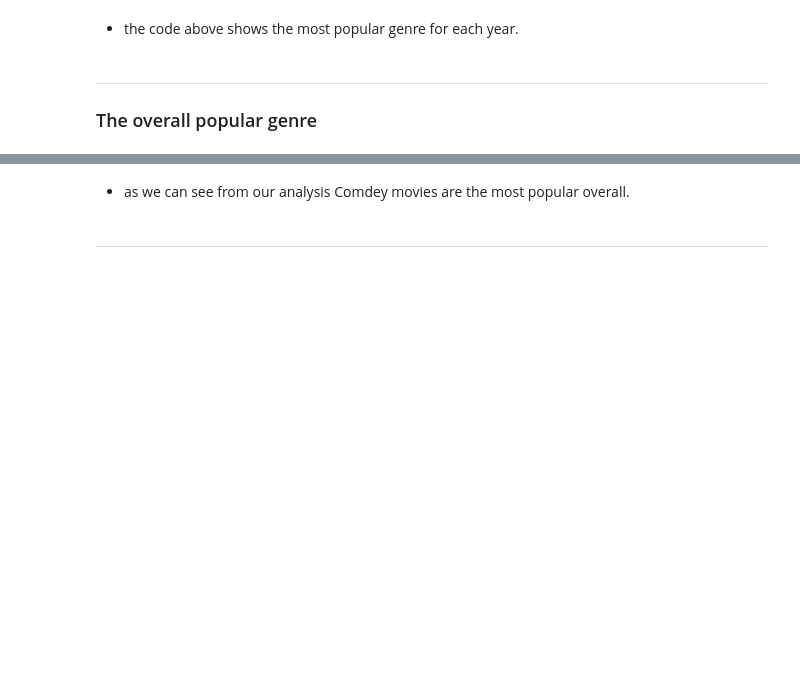
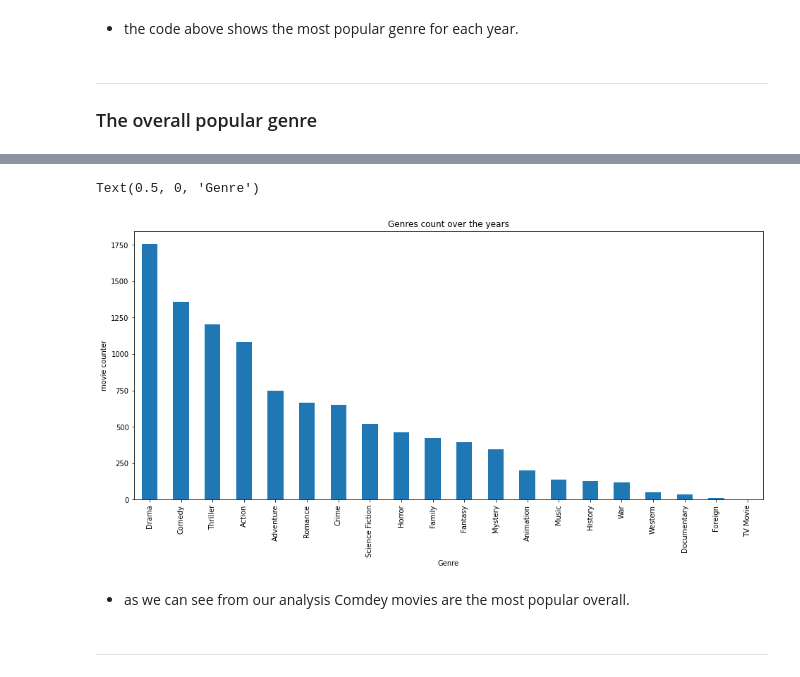
Before and after one commit to YousefSaber/Data-Analysis-Project, a Jupyter notebook: Analysis.ipynb, the cells around one changed output, grey strips where cells are left out. Drawn from its saved outputs; the diff is of its cells as text; code cells hidden in the pictures; blank space fills up the shorter version.

```diff
--- a/Analysis.ipynb
+++ b/Analysis.ipynb
@@ -253,0 +194,2 @@ dtype: object
+# %%
+genres = split('genres')
@@ -253,0 +205,3 @@ dtype: object
+# %%
+t = genres['genres'].value_counts(ascending=False)
+t
@@ -254,3 +226,11 @@ dtype: object
+# %%
+t.plot.bar(figsize=(16,7))
+plt.title("Genres count over the years")
+plt.ylabel("movie counter")
+plt.xlabel("Genre")
+# %% [output]
+Text(0.5, 0, 'Genre')
+[figure, added]
 # %% [markdown]
 * as we can see from our analysis Comdey movies are the most popular overall.
 # %% [markdown]
```
Also changed, not shown: parts of 35 cells of this notebook, 3 other files.
